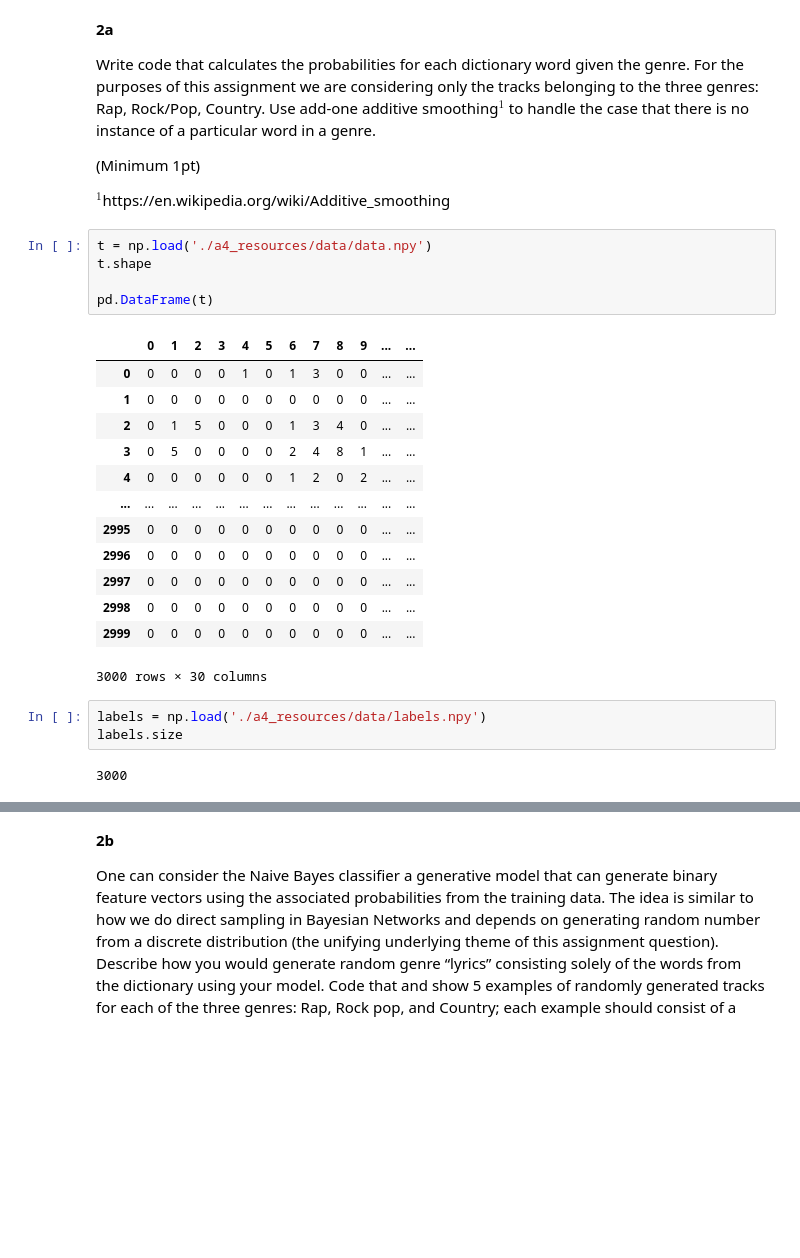
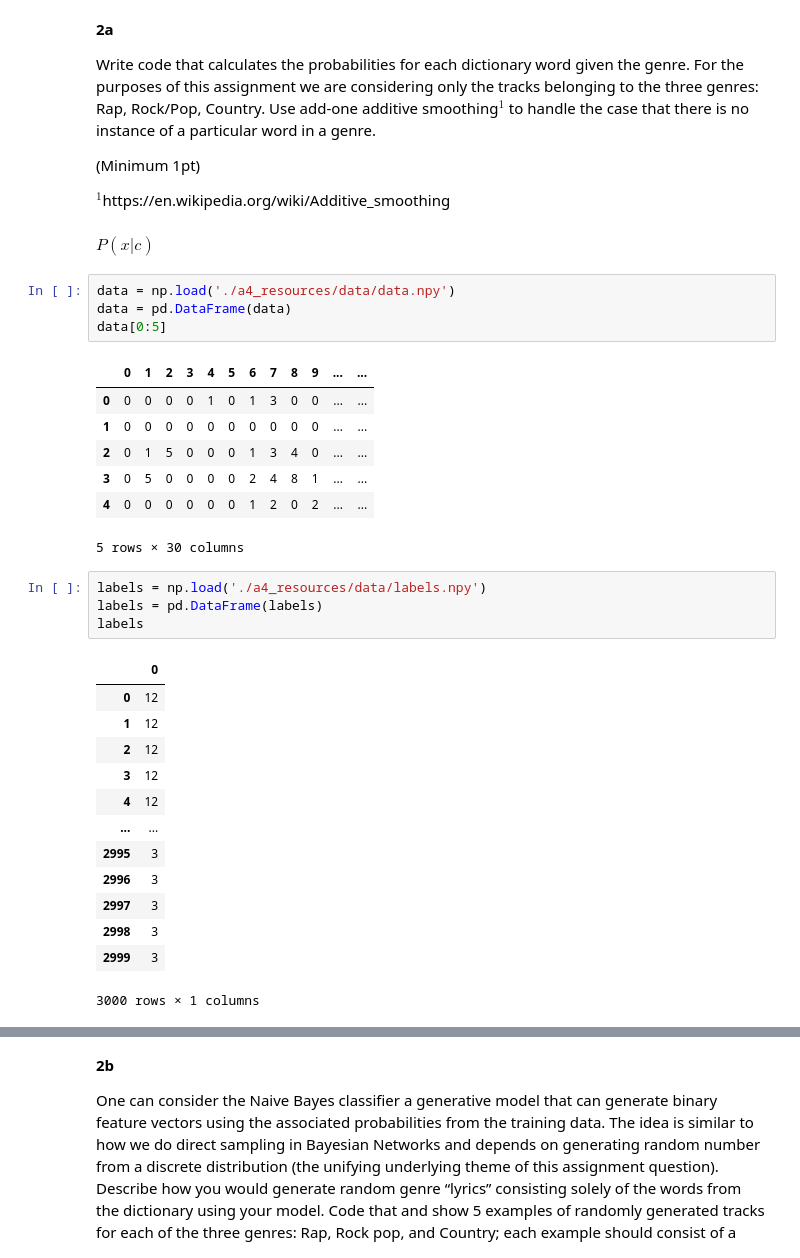
Before and after one commit to vnctptr/SENG480B-A4, a Jupyter notebook: Assignment 4 - Template.ipynb, the cells around one changed output, grey strips where cells are left out. Drawn from its saved outputs; the diff is of its cells as text; blank space fills up the shorter version.

```diff
--- a/Assignment 4 - Template.ipynb
+++ b/Assignment 4 - Template.ipynb
@@ -418,27 +418,35 @@ Write code that calculates the probabilities for each dictionary word given the
 (Minimum 1pt)
 
 $^1$https://en.wikipedia.org/wiki/Additive_smoothing
+# %% [markdown]
+$P(x|c)$
 # %%
-t = np.load('./a4_resources/data/data.npy')
-t.shape
-
-pd.DataFrame(t)
+data = np.load('./a4_resources/data/data.npy')
+data = pd.DataFrame(data)
+data[0:5]
 # %% [output]
 |  | 0 | 1 | 2 | 3 | 4 | 5 | 6 | 7 | 8 | 9 | ... | ... |
 | 0 | 0 | 0 | 0 | 0 | 1 | 0 | 1 | 3 | 0 | 0 | ... | ... |
 | 1 | 0 | 0 | 0 | 0 | 0 | 0 | 0 | 0 | 0 | 0 | ... | ... |
 | 2 | 0 | 1 | 5 | 0 | 0 | 0 | 1 | 3 | 4 | 0 | ... | ... |
 | 3 | 0 | 5 | 0 | 0 | 0 | 0 | 2 | 4 | 8 | 1 | ... | ... |
 | 4 | 0 | 0 | 0 | 0 | 0 | 0 | 1 | 2 | 0 | 2 | ... | ... |
-| ... | ... | ... | ... | ... | ... | ... | ... | ... | ... | ... | ... | ... |
-| 2995 | 0 | 0 | 0 | 0 | 0 | 0 | 0 | 0 | 0 | 0 | ... | ... |
-| 2996 | 0 | 0 | 0 | 0 | 0 | 0 | 0 | 0 | 0 | 0 | ... | ... |
-| 2997 | 0 | 0 | 0 | 0 | 0 | 0 | 0 | 0 | 0 | 0 | ... | ... |
-| 2998 | 0 | 0 | 0 | 0 | 0 | 0 | 0 | 0 | 0 | 0 | ... | ... |
-| 2999 | 0 | 0 | 0 | 0 | 0 | 0 | 0 | 0 | 0 | 0 | ... | ... |
-3000 rows × 30 columns
+5 rows × 30 columns
 # %%
 labels = np.load('./a4_resources/data/labels.npy')
-labels.size
+labels = pd.DataFrame(labels)
+labels
 # %% [output]
+|  | 0 |
+| 0 | 12 |
+| 1 | 12 |
+| 2 | 12 |
+| 3 | 12 |
+| 4 | 12 |
+| ... | ... |
+| 2995 | 3 |
+| 2996 | 3 |
+| 2997 | 3 |
+| 2998 | 3 |
+| 2999 | 3 |
-3000
+3000 rows × 1 columns
```
Also changed, not shown: parts of 10 cells of this notebook.
